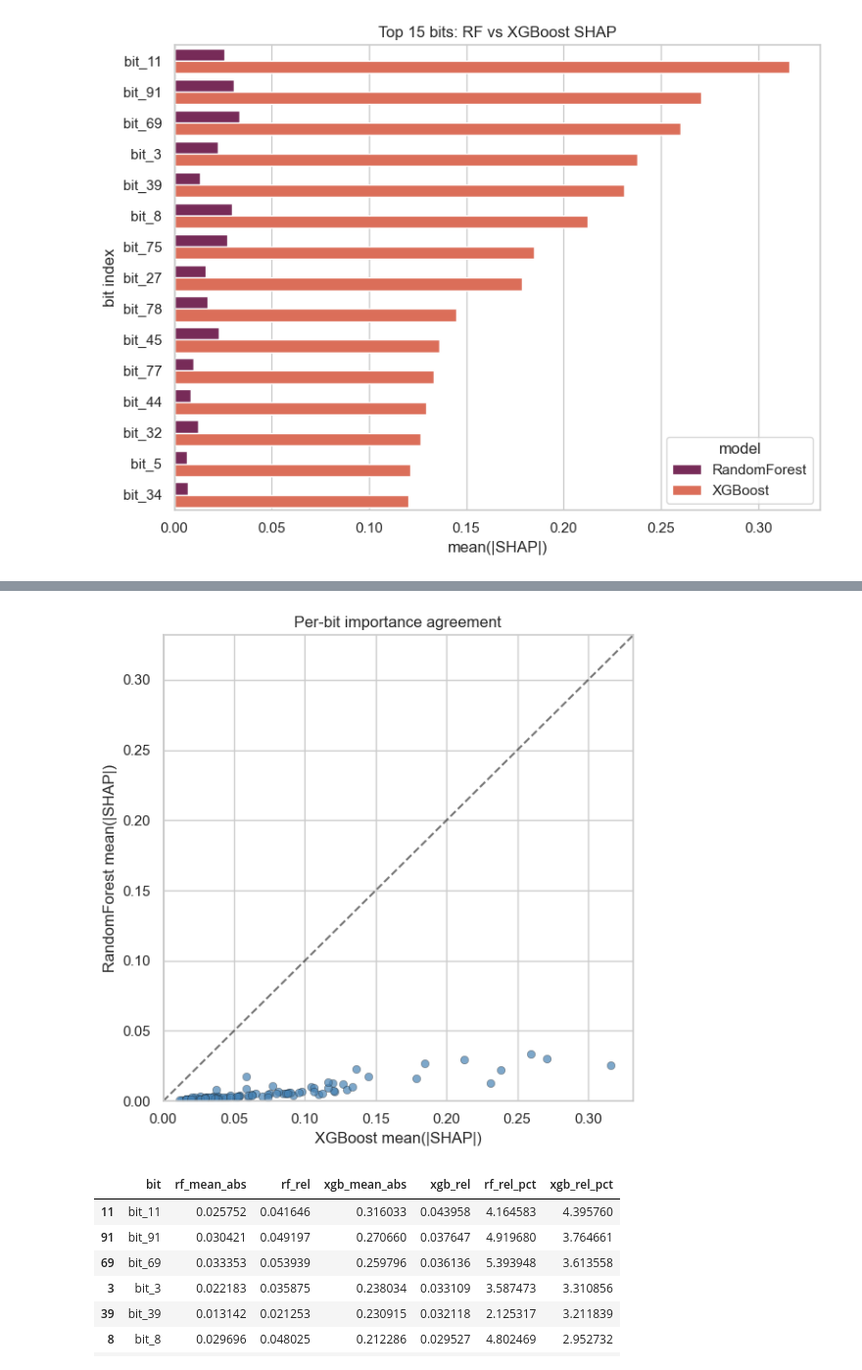
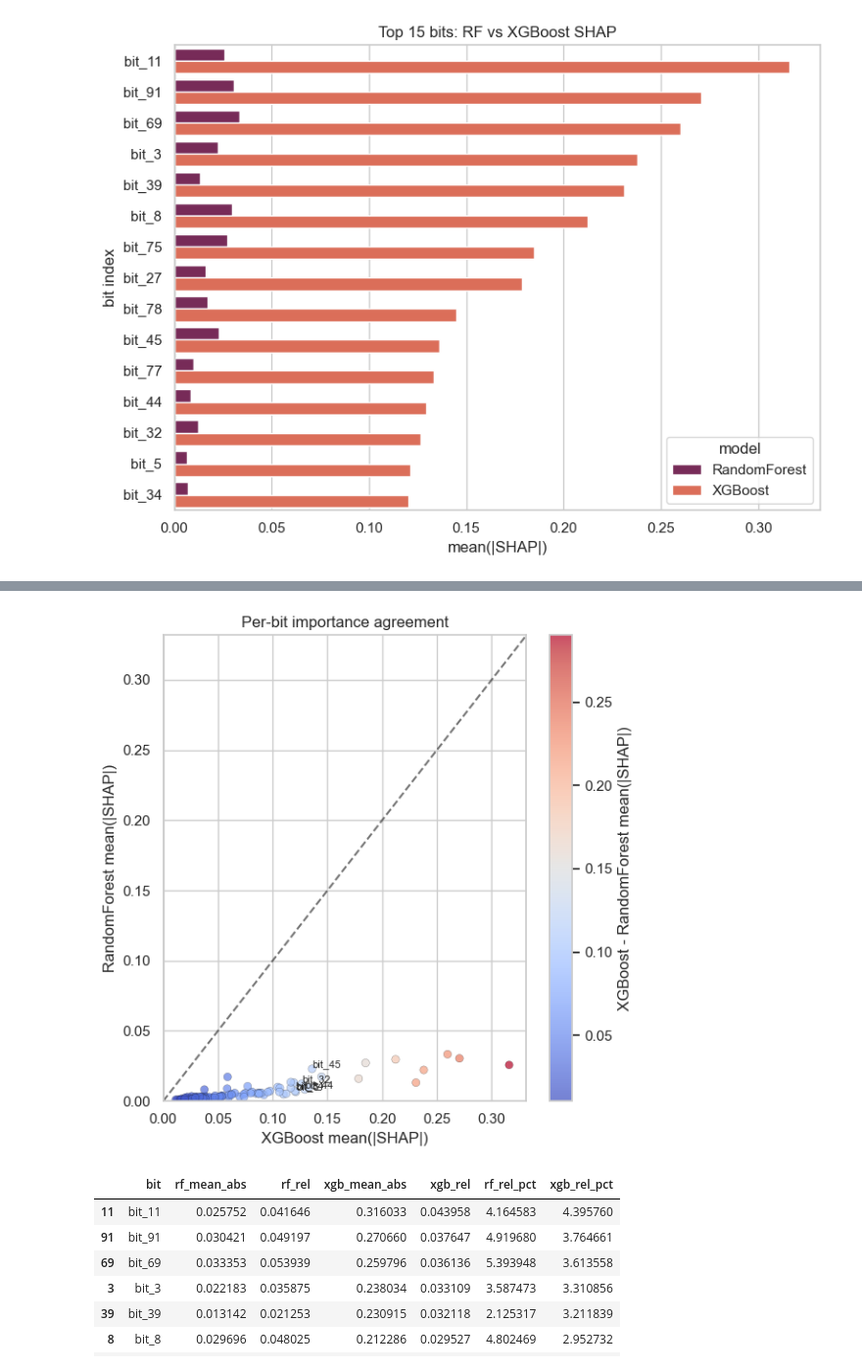
Before and after one commit to lopataa/qspr-qsar-explainability, a Jupyter notebook: qspr/shap_rf_vs_xgboost.ipynb, the cells around one changed output, grey strips where cells are left out. Shown at 98% size. Drawn from its saved outputs; the diff is of its cells as text; code cells hidden in the pictures.

Commit message:
add a few more charts

```diff
--- a/qspr/shap_rf_vs_xgboost.ipynb
+++ b/qspr/shap_rf_vs_xgboost.ipynb
@@ -162,6 +162,8 @@ importance_df = pd.DataFrame({
 })
 importance_df['rf_rel'] = importance_df['rf_mean_abs'] / importance_df['rf_mean_abs'].sum()
 importance_df['xgb_rel'] = importance_df['xgb_mean_abs'] / importance_df['xgb_mean_abs'].sum()
+importance_df['delta'] = importance_df['xgb_mean_abs'] - importance_df['rf_mean_abs']
+importance_df['abs_delta'] = importance_df['delta'].abs()
 
 top_n = 15
 importance_df['max_rank'] = importance_df[['rf_mean_abs', 'xgb_mean_abs']].max(axis=1)
@@ -203,0 +250,13 @@ plt.show()
+# %%
+# Delta bar chart (XGBoost - RandomForest)
+top_by_delta = importance_df.sort_values('abs_delta', ascending=False).head(top_n)
+top_by_delta = top_by_delta.sort_values('delta')
+colors = np.where(top_by_delta['delta'] >= 0, 'tab:blue', 'tab:orange')
+
+plt.figure(figsize=(8, 6))
+plt.barh(top_by_delta['bit'], top_by_delta['delta'], color=colors)
+plt.axvline(0, color='k', lw=1)
+plt.xlabel('XGBoost mean(|SHAP|) - RandomForest mean(|SHAP|)')
+plt.title(f'Delta bar chart (top {top_n} absolute deltas)')
+plt.tight_layout()
+plt.show()
@@ -204,18 +265,30 @@ plt.show()
 # %%
-# Scatter comparison of bit importances
+# Scatter comparison of bit importances (colored by delta)
 plt.figure(figsize=(6, 6))
-plt.scatter(xgb_mean_abs, rf_mean_abs, alpha=0.7, color='steelblue', edgecolor='k', linewidth=0.3)
-lims = [0, max(xgb_mean_abs.max(), rf_mean_abs.max()) * 1.05]
+scatter = plt.scatter(
+    importance_df['xgb_mean_abs'],
+    importance_df['rf_mean_abs'],
+    c=importance_df['delta'],
+    cmap='coolwarm',
+    alpha=0.7,
+    edgecolor='k',
+    linewidth=0.2,
+)
+lims = [0, max(importance_df['xgb_mean_abs'].max(), importance_df['rf_mean_abs'].max()) * 1.05]
 plt.plot(lims, lims, 'k--', alpha=0.6)
 plt.xlim(lims)
 plt.ylim(lims)
 plt.xlabel('XGBoost mean(|SHAP|)')
 plt.ylabel('RandomForest mean(|SHAP|)')
 plt.title('Per-bit importance agreement')
+cbar = plt.colorbar(scatter)
+cbar.set_label('XGBoost - RandomForest mean(|SHAP|)')
+for _, row in top_by_delta.head(5).iterrows():
+    plt.text(row['xgb_mean_abs'], row['rf_mean_abs'], row['bit'], fontsize=8, ha='left', va='bottom')
 plt.tight_layout()
 plt.show()
 # %% [output]
-[figure, old version]
+[figure, new version]
 # %%
 # Inspect the top-ranked bits across both models
 top_bits[['bit', 'rf_mean_abs', 'rf_rel', 'xgb_mean_abs', 'xgb_rel']].assign(
```
Also changed, not shown: parts of 4 cells of this notebook.
